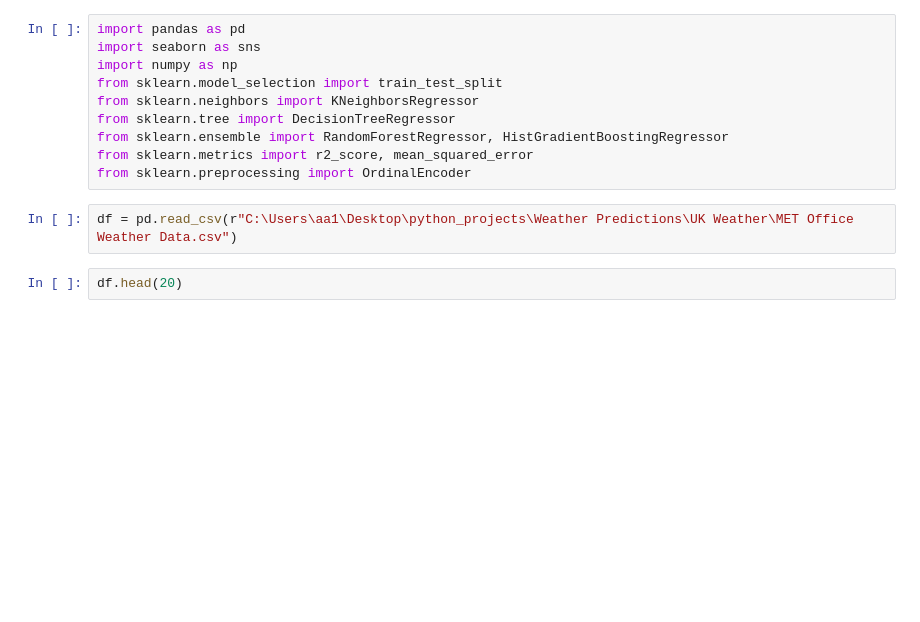
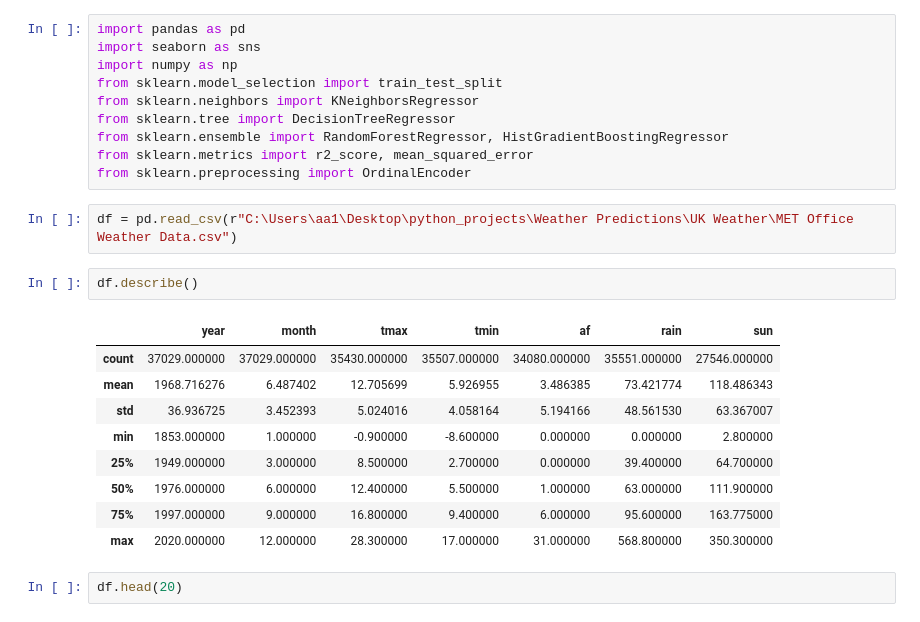
Before and after one commit to osoisi/Weather-Predictions--Houston, a Jupyter notebook: UK Weather/Met Office - UK Weather Predictions.ipynb, the cells around one changed output. Cells and saved outputs as stored; diff of their text form; blank space fills up the shorter version.

```diff
--- a/UK Weather/Met Office - UK Weather Predictions.ipynb
+++ b/UK Weather/Met Office - UK Weather Predictions.ipynb
@@ -29,6 +29,18 @@ from sklearn.metrics import r2_score, mean_squared_error
 from sklearn.preprocessing import OrdinalEncoder
 # %%
 df = pd.read_csv(r"C:\Users\aa1\Desktop\python_projects\Weather Predictions\UK Weather\MET Office Weather Data.csv")
+# %%
+df.describe()
+# %% [output]
+|  | year | month | tmax | tmin | af | rain | sun |
+| count | 37029.000000 | 37029.000000 | 35430.000000 | 35507.000000 | 34080.000000 | 35551.000000 | 27546.000000 |
+| mean | 1968.716276 | 6.487402 | 12.705699 | 5.926955 | 3.486385 | 73.421774 | 118.486343 |
+| std | 36.936725 | 3.452393 | 5.024016 | 4.058164 | 5.194166 | 48.561530 | 63.367007 |
+| min | 1853.000000 | 1.000000 | -0.900000 | -8.600000 | 0.000000 | 0.000000 | 2.800000 |
+| 25% | 1949.000000 | 3.000000 | 8.500000 | 2.700000 | 0.000000 | 39.400000 | 64.700000 |
+| 50% | 1976.000000 | 6.000000 | 12.400000 | 5.500000 | 1.000000 | 63.000000 | 111.900000 |
+| 75% | 1997.000000 | 9.000000 | 16.800000 | 9.400000 | 6.000000 | 95.600000 | 163.775000 |
+| max | 2020.000000 | 12.000000 | 28.300000 | 17.000000 | 31.000000 | 568.800000 | 350.300000 |
 # %%
 df.head(20)
 # %% [output]
```
Also changed, not shown: parts of 35 cells of this notebook.
